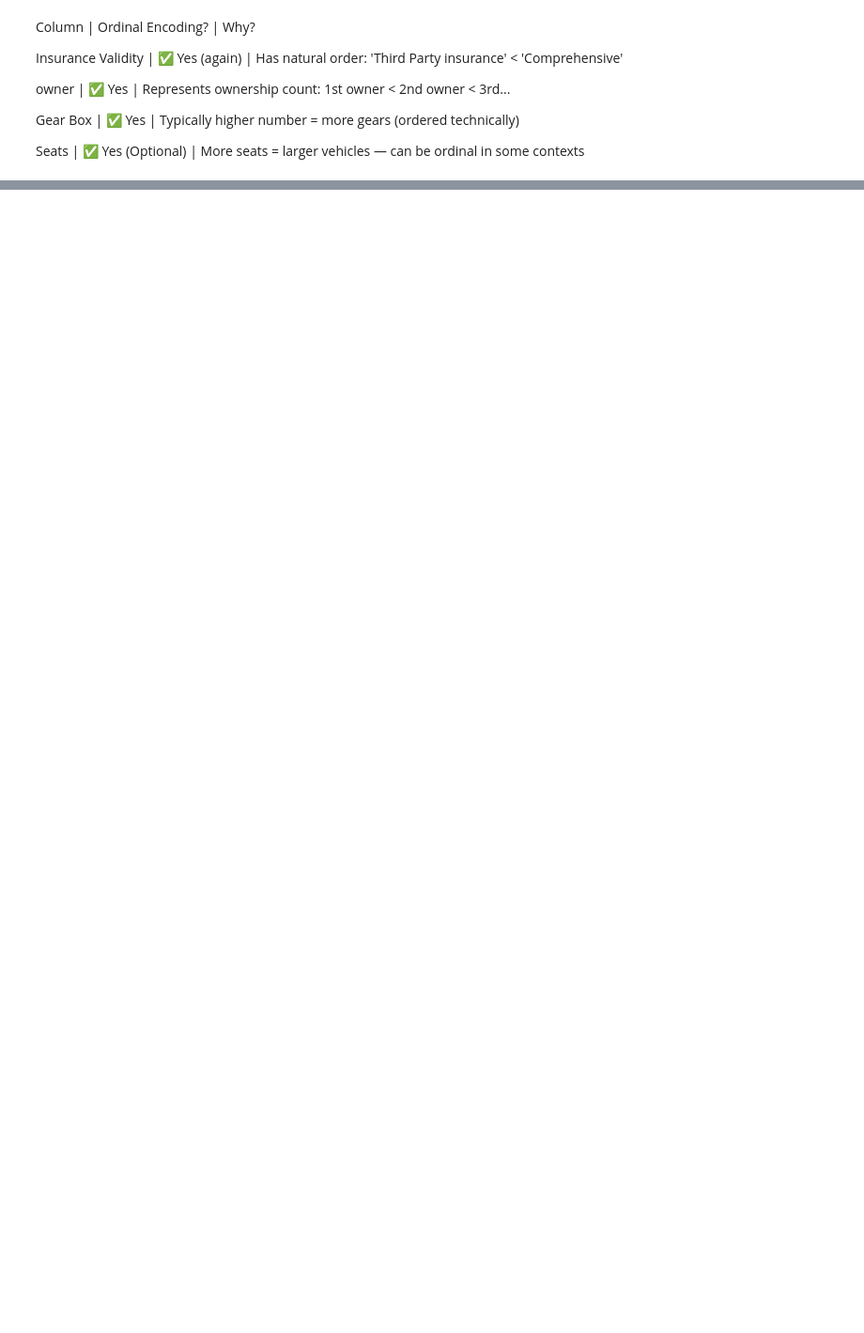
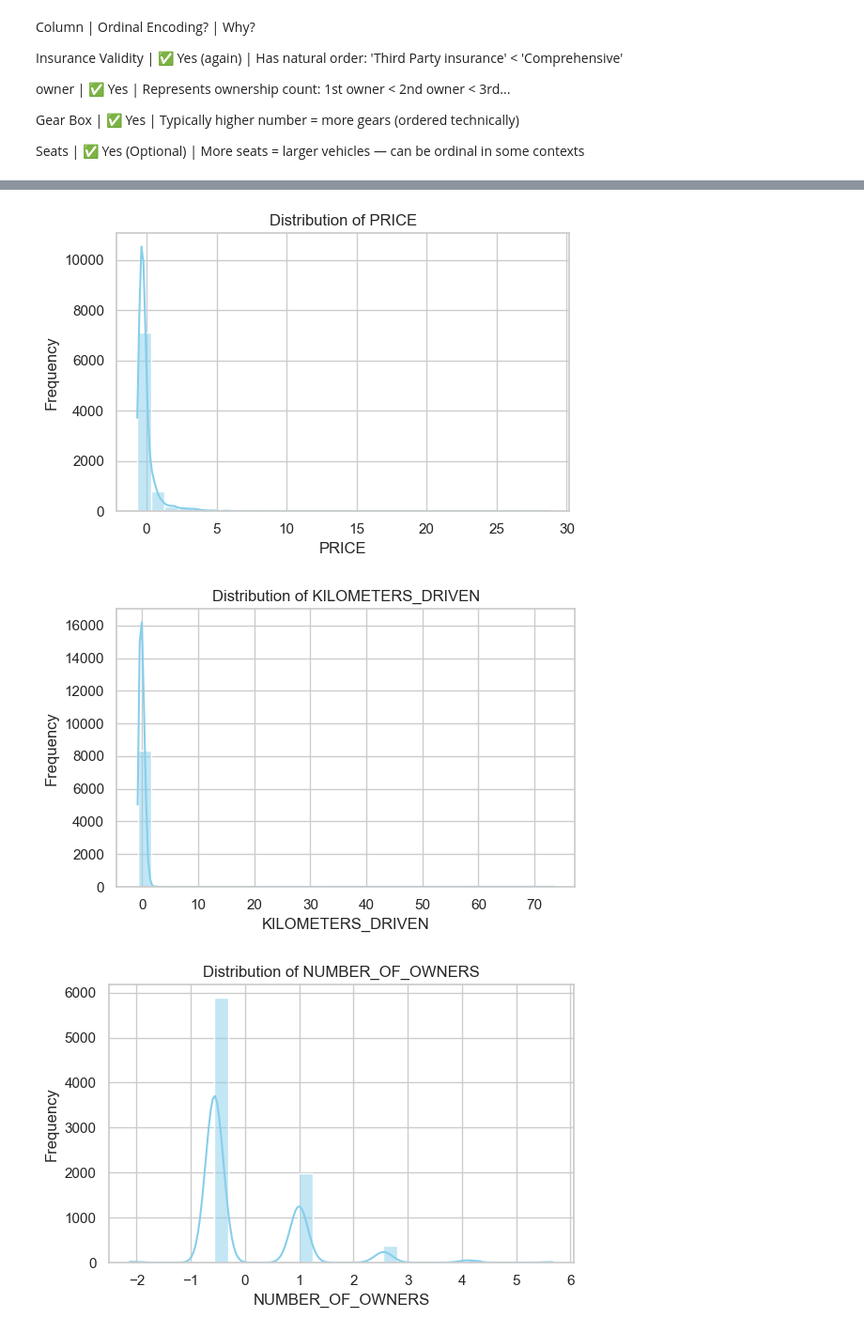
Before and after one commit to buvir/Car-Dheko_Used_Car_Price_Prediction, a Jupyter notebook: Final_Data_cleaning.ipynb, the cells around one changed output, grey strips where cells are left out. Shown at 94% size. Drawn from its saved outputs; the diff is of its cells as text; code cells hidden in the pictures; blank space fills up the shorter version.

Commit message:
Feature Selection

```diff
--- a/Final_Data_cleaning.ipynb
+++ b/Final_Data_cleaning.ipynb
@@ -1164,0 +1522,56 @@ df['FUEL_TYPE_ENCODED'] = OrdinalEncoder(categories=[fuel_order]).fit_transform(
+# %%
+import pandas as pd
+import matplotlib.pyplot as plt
+import seaborn as sns
+
+# Load your dataset
+df = pd.read_csv(r"C:\Users\USER\Desktop\Car-Dheko_Used_Car_Price_Prediction\cars_encoded_StandardScaler.csv")
+
+# Select numerical columns
+numerical_cols = ['PRICE', 'KILOMETERS_DRIVEN', 'NUMBER_OF_OWNERS', 'YEAR_OF_MANUFACTURE',
+                  'MILEAGE', 'MODEL_YEAR', 'NUMBER_OF_GEARS', 'SEATS']
+
+# Set a consistent style
+sns.set(style="whitegrid")
+
+# ---------- 1. HISTOGRAMS ----------
+for col in numerical_cols:
+    plt.figure(figsize=(6, 4))
+    sns.histplot(df[col], bins=30, kde=True, color='skyblue')
+    plt.title(f'Distribution of {col}')
+    plt.xlabel(col)
+    plt.ylabel('Frequency')
+    plt.tight_layout()
+    plt.show()
+
+# ---------- 2. BOXPLOTS ----------
+for col in numerical_cols:
+    plt.figure(figsize=(6, 4))
+    sns.boxplot(x=df[col], color='orange')
+    plt.title(f'Boxplot of {col}')
+    plt.tight_layout()
+    plt.show()
+
+# ---------- 3. SCATTER PLOTS ----------
+# Example: PRICE vs all other features
+for col in numerical_cols:
+    if col != 'PRICE':
+        plt.figure(figsize=(6, 4))
+        sns.scatterplot(x=df[col], y=df['PRICE'], alpha=0.5)
+        plt.title(f'PRICE vs {col}')
+        plt.xlabel(col)
+        plt.ylabel('PRICE')
+        plt.tight_layout()
+        plt.show()
+
+# ---------- 4. CORRELATION HEATMAP ----------
+plt.figure(figsize=(10, 8))
+corr = df[numerical_cols].corr()
+sns.heatmap(corr, annot=True, cmap='coolwarm', center=0, fmt=".2f", linewidths=0.5)
+plt.title('Correlation Heatmap of Numerical Features')
+plt.tight_layout()
+plt.show()
+# %% [output]
+[figure, added]
+[figure, added]
+[figure, added]
```
Also changed, not shown: parts of 43 cells of this notebook, 13 other files.
